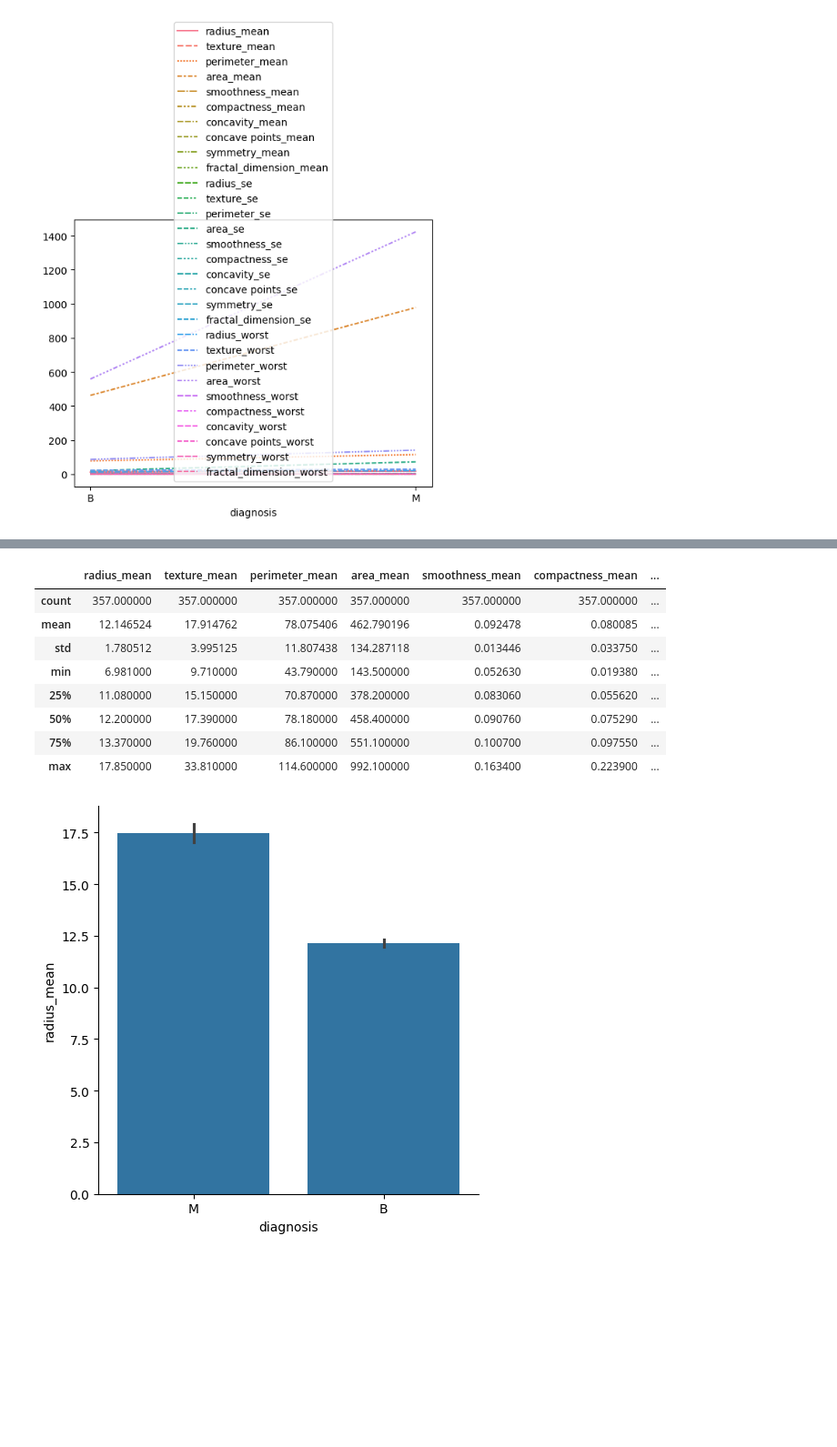
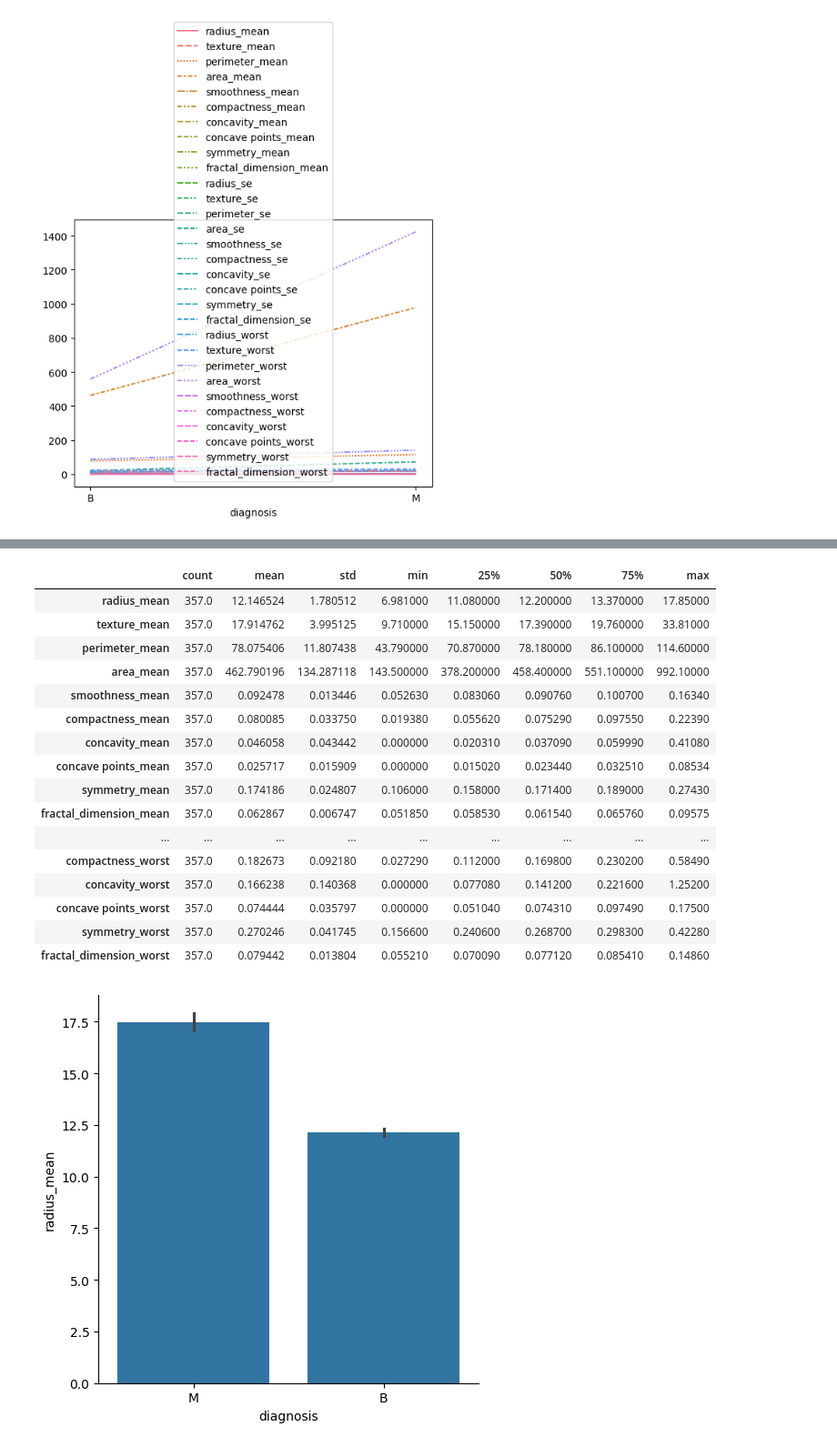
Before and after one commit to nmzaki/OTUS_ML_042024, a Jupyter notebook: homework-6/homework_6.ipynb, the cells around one changed output, grey strips where cells are left out. Shown at 91% size. Drawn from its saved outputs; the diff is of its cells as text; code cells hidden in the pictures; blank space fills up the shorter version.

```diff
--- a/homework-6/homework_6.ipynb
+++ b/homework-6/homework_6.ipynb
@@ -110,15 +161,23 @@ df_m.describe()
 # %%
-df_b.describe()
+df_b.describe().T
 # %% [output]
-|  | radius_mean | texture_mean | perimeter_mean | area_mean | smoothness_mean | compactness_mean | ... |
-| count | 357.000000 | 357.000000 | 357.000000 | 357.000000 | 357.000000 | 357.000000 | ... |
-| mean | 12.146524 | 17.914762 | 78.075406 | 462.790196 | 0.092478 | 0.080085 | ... |
-| std | 1.780512 | 3.995125 | 11.807438 | 134.287118 | 0.013446 | 0.033750 | ... |
-| min | 6.981000 | 9.710000 | 43.790000 | 143.500000 | 0.052630 | 0.019380 | ... |
-| 25% | 11.080000 | 15.150000 | 70.870000 | 378.200000 | 0.083060 | 0.055620 | ... |
-| 50% | 12.200000 | 17.390000 | 78.180000 | 458.400000 | 0.090760 | 0.075290 | ... |
-| 75% | 13.370000 | 19.760000 | 86.100000 | 551.100000 | 0.100700 | 0.097550 | ... |
-| max | 17.850000 | 33.810000 | 114.600000 | 992.100000 | 0.163400 | 0.223900 | ... |
+|  | count | mean | std | min | 25% | 50% | 75% | max |
+| radius_mean | 357.0 | 12.146524 | 1.780512 | 6.981000 | 11.080000 | 12.200000 | 13.370000 | 17.85000 |
+| texture_mean | 357.0 | 17.914762 | 3.995125 | 9.710000 | 15.150000 | 17.390000 | 19.760000 | 33.81000 |
+| perimeter_mean | 357.0 | 78.075406 | 11.807438 | 43.790000 | 70.870000 | 78.180000 | 86.100000 | 114.60000 |
+| area_mean | 357.0 | 462.790196 | 134.287118 | 143.500000 | 378.200000 | 458.400000 | 551.100000 | 992.10000 |
+| smoothness_mean | 357.0 | 0.092478 | 0.013446 | 0.052630 | 0.083060 | 0.090760 | 0.100700 | 0.16340 |
+| compactness_mean | 357.0 | 0.080085 | 0.033750 | 0.019380 | 0.055620 | 0.075290 | 0.097550 | 0.22390 |
+| concavity_mean | 357.0 | 0.046058 | 0.043442 | 0.000000 | 0.020310 | 0.037090 | 0.059990 | 0.41080 |
+| concave points_mean | 357.0 | 0.025717 | 0.015909 | 0.000000 | 0.015020 | 0.023440 | 0.032510 | 0.08534 |
+| symmetry_mean | 357.0 | 0.174186 | 0.024807 | 0.106000 | 0.158000 | 0.171400 | 0.189000 | 0.27430 |
+| fractal_dimension_mean | 357.0 | 0.062867 | 0.006747 | 0.051850 | 0.058530 | 0.061540 | 0.065760 | 0.09575 |
+| ... | ... | ... | ... | ... | ... | ... | ... | ... |
+| compactness_worst | 357.0 | 0.182673 | 0.092180 | 0.027290 | 0.112000 | 0.169800 | 0.230200 | 0.58490 |
+| concavity_worst | 357.0 | 0.166238 | 0.140368 | 0.000000 | 0.077080 | 0.141200 | 0.221600 | 1.25200 |
+| concave points_worst | 357.0 | 0.074444 | 0.035797 | 0.000000 | 0.051040 | 0.074310 | 0.097490 | 0.17500 |
+| symmetry_worst | 357.0 | 0.270246 | 0.041745 | 0.156600 | 0.240600 | 0.268700 | 0.298300 | 0.42280 |
+| fractal_dimension_worst | 357.0 | 0.079442 | 0.013804 | 0.055210 | 0.070090 | 0.077120 | 0.085410 | 0.14860 |
 # %%
 sns.catplot(data=df, kind='bar', x = 'diagnosis', y = 'radius_mean');
 # %% [output]
```
Also changed, not shown: parts of 7 cells of this notebook.
